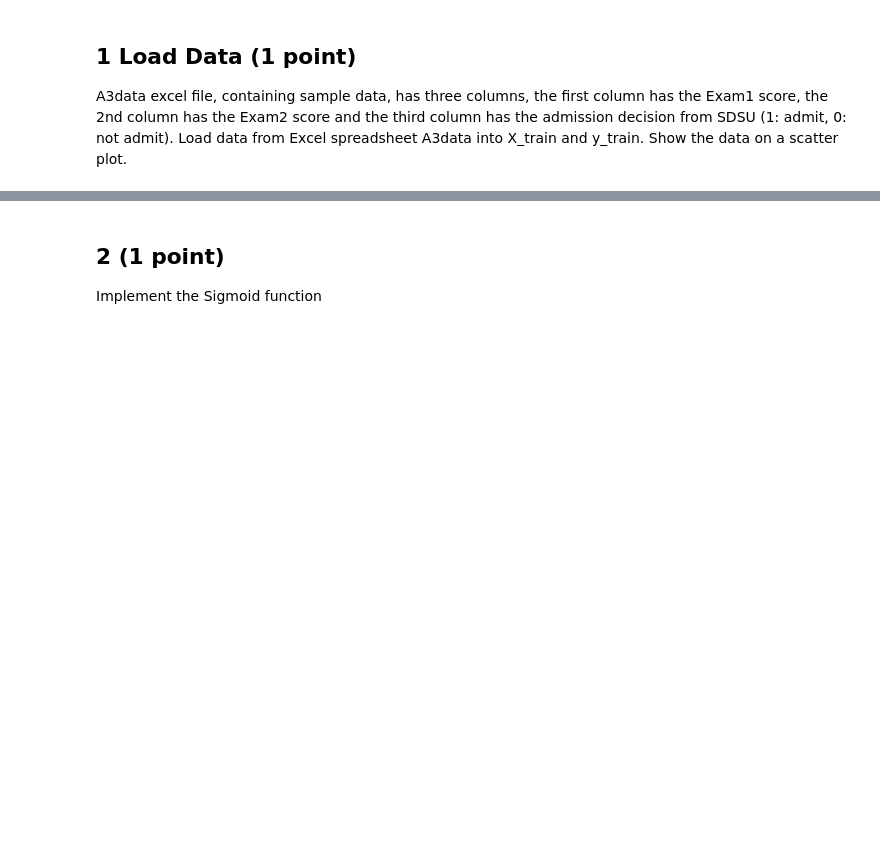
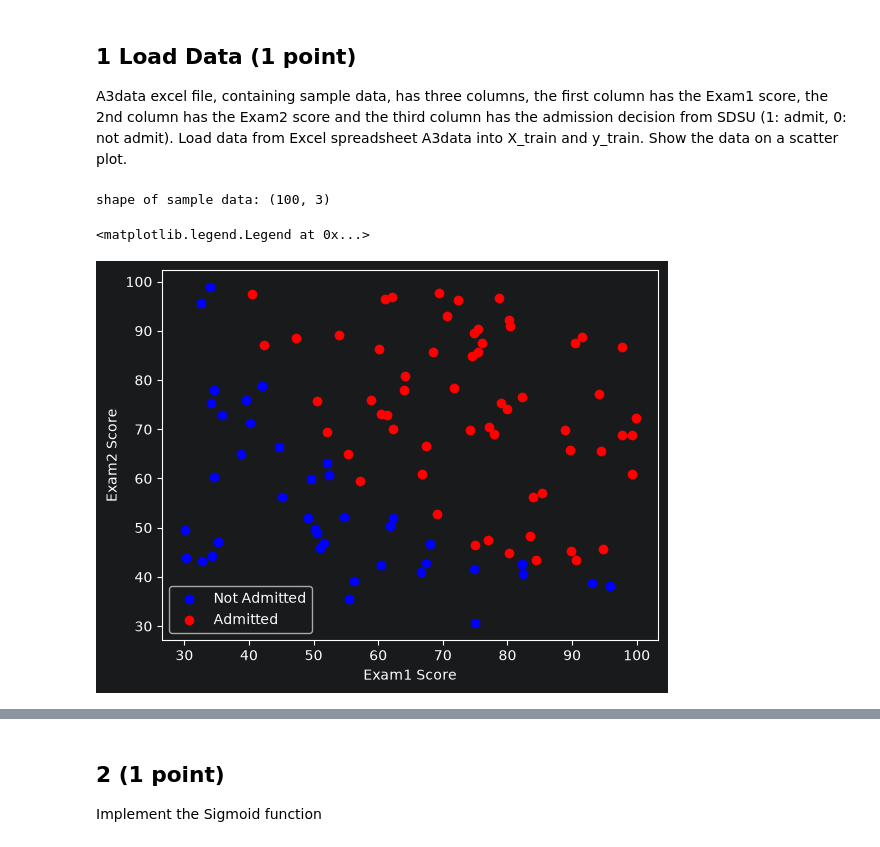
Before and after one commit to Matth58724/549_A3_Logistic_Regression_01, a Jupyter notebook: A3_Logistic_Regression.ipynb, the cells around one changed output, grey strips where cells are left out. Cells and saved outputs as stored; diff of their text form; code cells hidden in the pictures; blank space fills up the shorter version.

```diff
--- a/A3_Logistic_Regression.ipynb
+++ b/A3_Logistic_Regression.ipynb
@@ -28,32 +28,38 @@ A3data excel file, containing sample data, has three columns, the first column h
 # %%
 #Start your code
 #Hint - use pandas to read the Excel file data and then extract the data to a nump array "data"
 
-
+df = pd.read_excel('A3data.xlsx')
+data = df[['Exam1', 'Exam2', 'Admission Decision']].to_numpy()
 
 #End your code
 
 print('shape of sample data:', data.shape) # Check if data is 100 by 3
 
 #Load data into X_train a numpy array of shape (100,2) and y_train of shape (100,1)
 #Start your code
 
-
+X_train = data[:,[0,1]]
+y_train = data[:,2]
 
 #End your code
 
 #It is a good idea to visualize data on a scatter plot, if possible. Here we can.
 x_class0 = X_train[y_train == 0]
 x_class1 = X_train[y_train == 1]
 
 # Create a scatter plot
 plt.scatter(x_class0[:, 0], x_class0[:, 1], color='blue', label='Not Admitted')
 plt.scatter(x_class1[:, 0], x_class1[:, 1], color='red', label='Admitted')
 
 # Add labels and legend
 plt.xlabel('Exam1 Score')
 plt.ylabel('Exam2 Score')
 plt.legend()
+# %% [output]
+shape of sample data: (100, 3)
+<matplotlib.legend.Legend at 0x...>
+[figure, added]
 # %% [markdown]
 # Expected Result
 
```
Also changed, not shown: parts of 1 cell of this notebook.
